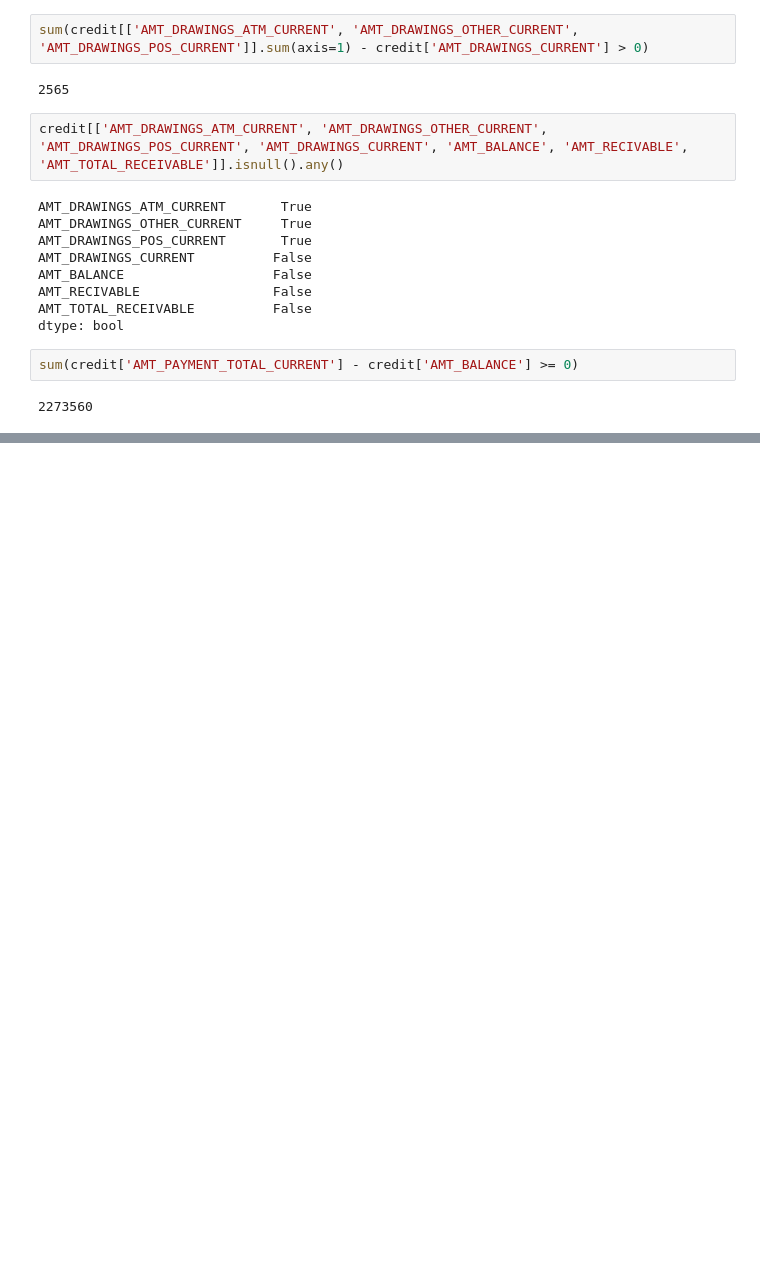
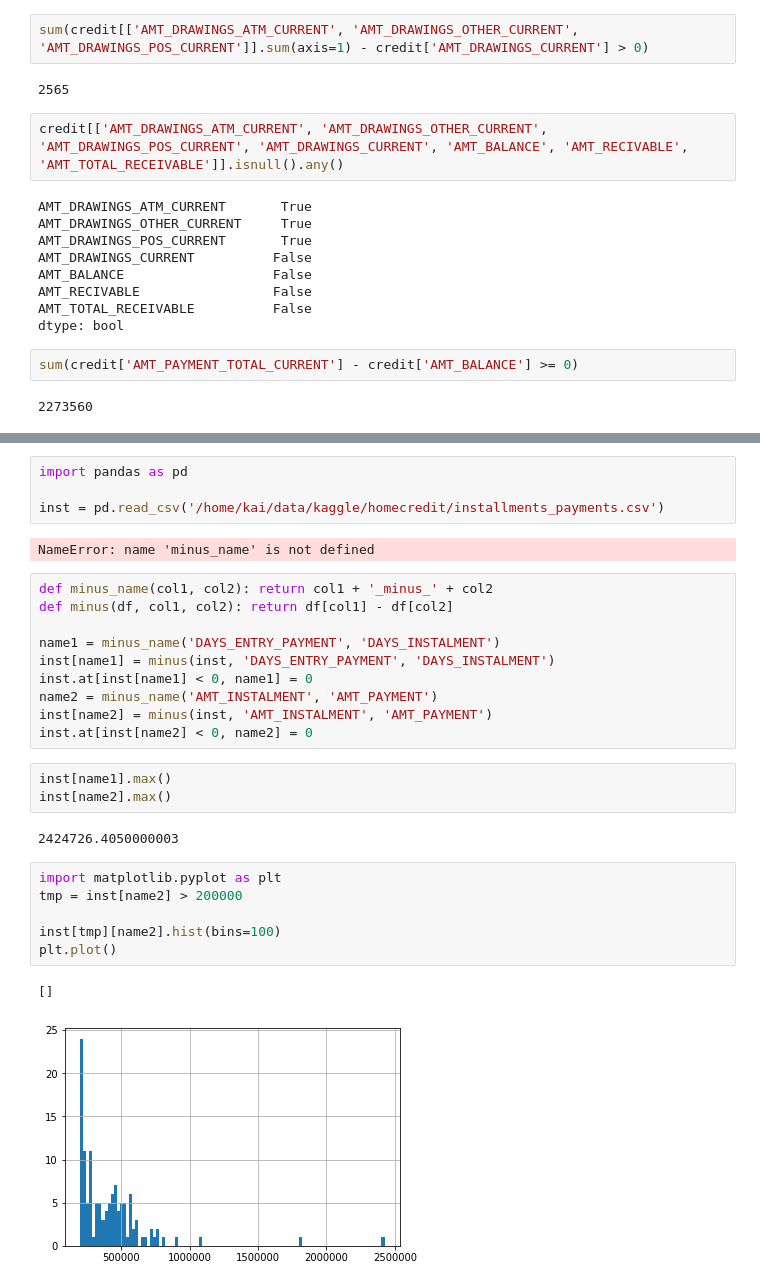
Before and after one commit to wluo-personal/AlphaBoosting, a Jupyter notebook: home_credit/haoyan/test.ipynb, the cells around one changed output, grey strips where cells are left out. Drawn from its saved outputs; the diff is of its cells as text; blank space fills up the shorter version.

Commit message:
homecredit

```diff
--- a/home_credit/haoyan/test.ipynb
+++ b/home_credit/haoyan/test.ipynb
@@ -206,0 +214,30 @@ sum(credit['AMT_PAYMENT_TOTAL_CURRENT'] - credit['AMT_BALANCE'] >= 0)
+# %%
+import pandas as pd
+
+inst = pd.read_csv('/home/kai/data/kaggle/homecredit/installments_payments.csv')
+# %% [output]
+NameError: name 'minus_name' is not defined
+# %%
+def minus_name(col1, col2): return col1 + '_minus_' + col2
+def minus(df, col1, col2): return df[col1] - df[col2]
+
+name1 = minus_name('DAYS_ENTRY_PAYMENT', 'DAYS_INSTALMENT')
+inst[name1] = minus(inst, 'DAYS_ENTRY_PAYMENT', 'DAYS_INSTALMENT')
+inst.at[inst[name1] < 0, name1] = 0
+name2 = minus_name('AMT_INSTALMENT', 'AMT_PAYMENT')
+inst[name2] = minus(inst, 'AMT_INSTALMENT', 'AMT_PAYMENT')
+inst.at[inst[name2] < 0, name2] = 0
+# %%
+inst[name1].max()
+inst[name2].max()
+# %% [output]
+2424726.4050000003
+# %%
+import matplotlib.pyplot as plt
+tmp = inst[name2] > 200000
+
+inst[tmp][name2].hist(bins=100)
+plt.plot()
+# %% [output]
+[]
+[figure, added]
```
Also changed, not shown: parts of 19 cells of this notebook, 3 other files.
